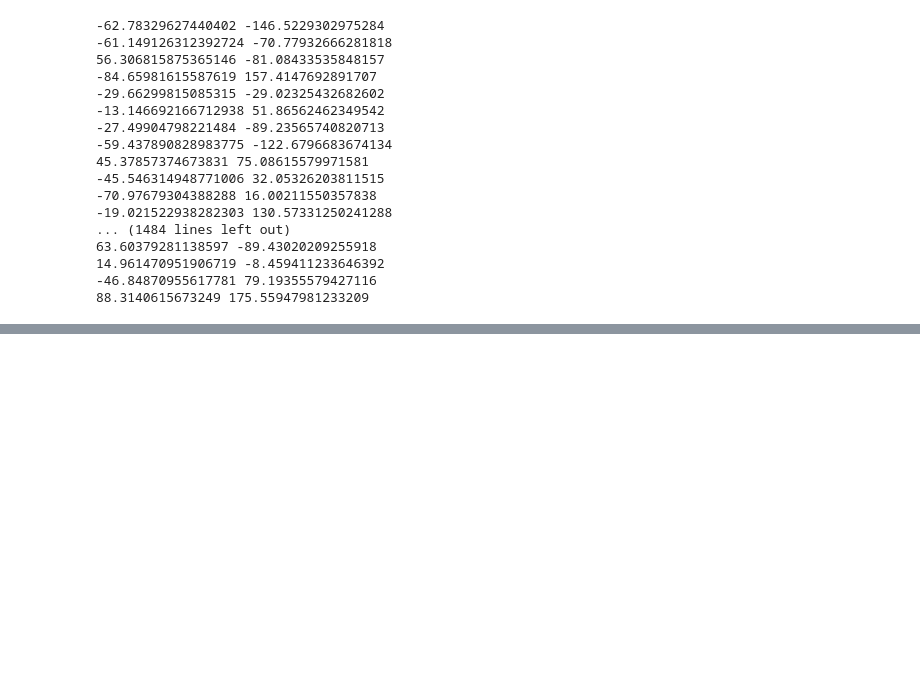
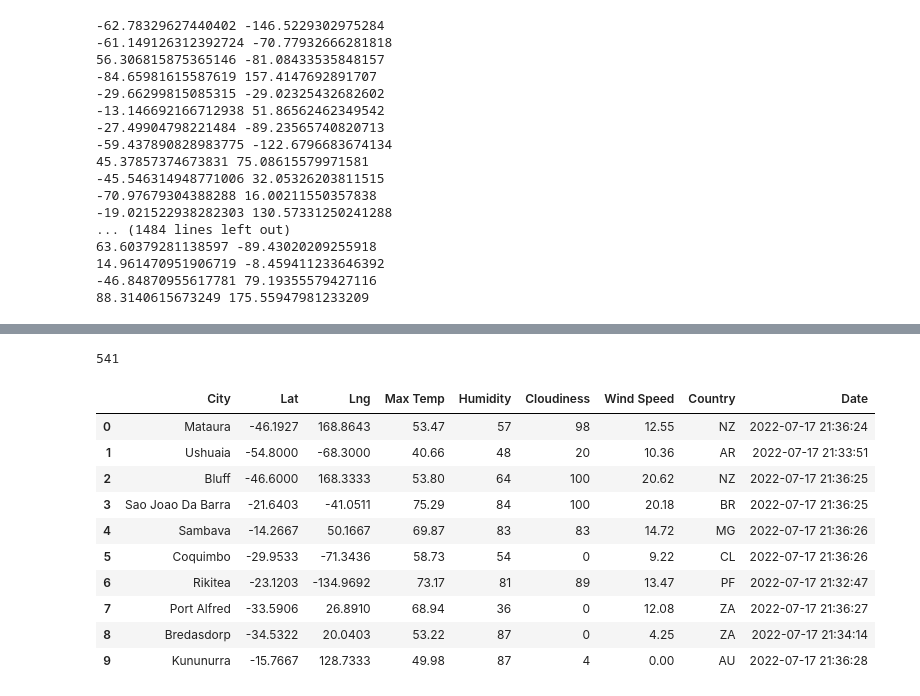
Before and after one commit to laurinalastella/World_Weather_Analysis, a Jupyter notebook: WeatherPy.ipynb, the cells around one changed output, grey strips where cells are left out. Saved outputs shown, nothing was run; the diff lists cells and outputs as text; code cells hidden in the pictures; blank space fills up the shorter version.

Commit message:
WeatherPy, after cities.csv output.

```diff
--- a/WeatherPy.ipynb
+++ b/WeatherPy.ipynb
@@ -3,6 +3,25 @@
 import pandas as pd
 import matplotlib.pyplot as plt
 import numpy as np
+
+# Import the requests library.
+import requests
+
+# Import the API key.
+from config import weather_api_key
+
+# Starting URL for Weather Map API Call.
+url = "http://api.openweathermap.org/data/2.5/weather?units=Imperial&APPID=" + weather_api_key
+# print(url)
+
+# Use the citipy module to determine city based on
+# latitude and longitude.
+from citipy import citipy
+
+# Import the time library and the datetime module
+# from the datetime library
+import time
+from datetime import datetime
 # %%
 # Create a set of random latitude and longitude combinations.
 lats = np.random.uniform(low=-90.000, high=90.000, size=1500)
@@ -61,0 +173,20 @@ len(cities)
+# %%
+len(city_data)
+# %% [output]
+541
+# %%
+# Convert the array of dictionaries to a Pandas DataFrame.
+city_data_df = pd.DataFrame(city_data)
+city_data_df.head(10)
+# %% [output]
+|  | City | Lat | Lng | Max Temp | Humidity | Cloudiness | Wind Speed | Country | Date |
+| 0 | Mataura | -46.1927 | 168.8643 | 53.47 | 57 | 98 | 12.55 | NZ | 2022-07-17 21:36:24 |
+| 1 | Ushuaia | -54.8000 | -68.3000 | 40.66 | 48 | 20 | 10.36 | AR | 2022-07-17 21:33:51 |
+| 2 | Bluff | -46.6000 | 168.3333 | 53.80 | 64 | 100 | 20.62 | NZ | 2022-07-17 21:36:25 |
+| 3 | Sao Joao Da Barra | -21.6403 | -41.0511 | 75.29 | 84 | 100 | 20.18 | BR | 2022-07-17 21:36:25 |
+| 4 | Sambava | -14.2667 | 50.1667 | 69.87 | 83 | 83 | 14.72 | MG | 2022-07-17 21:36:26 |
+| 5 | Coquimbo | -29.9533 | -71.3436 | 58.73 | 54 | 0 | 9.22 | CL | 2022-07-17 21:36:26 |
+| 6 | Rikitea | -23.1203 | -134.9692 | 73.17 | 81 | 89 | 13.47 | PF | 2022-07-17 21:32:47 |
+| 7 | Port Alfred | -33.5906 | 26.8910 | 68.94 | 36 | 0 | 12.08 | ZA | 2022-07-17 21:36:27 |
+| 8 | Bredasdorp | -34.5322 | 20.0403 | 53.22 | 87 | 0 | 4.25 | ZA | 2022-07-17 21:34:14 |
+| 9 | Kununurra | -15.7667 | 128.7333 | 49.98 | 87 | 4 | 0.00 | AU | 2022-07-17 21:36:28 |
```
Also changed, not shown: parts of 9 cells of this notebook, 3 other files.
